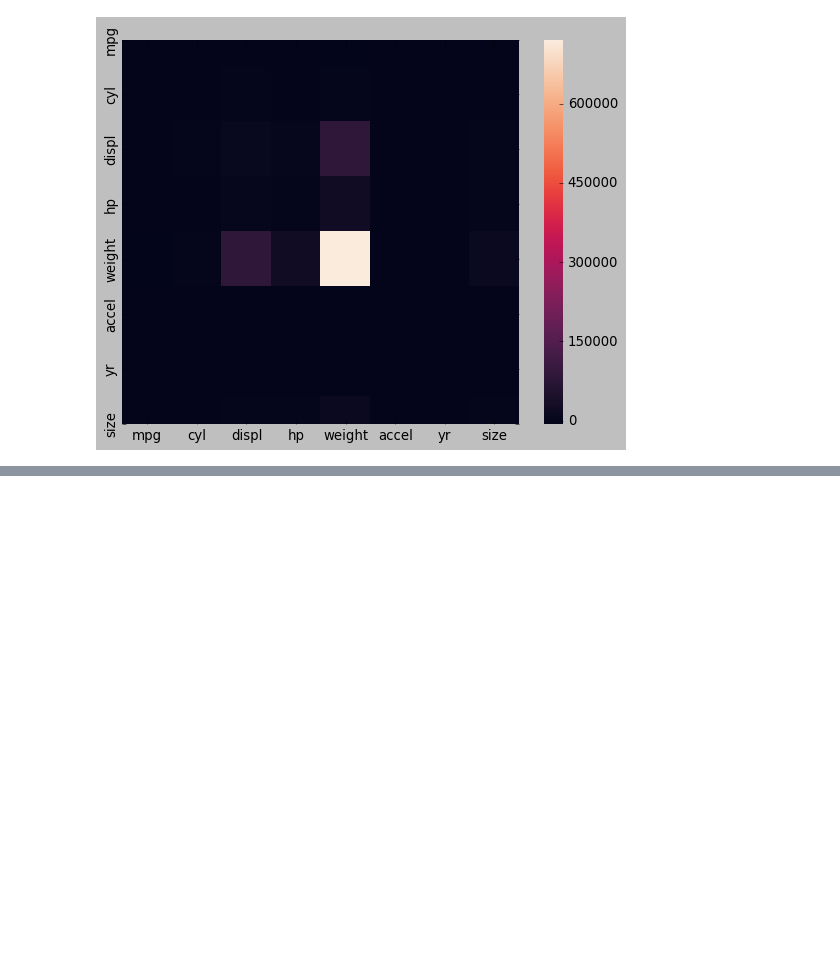
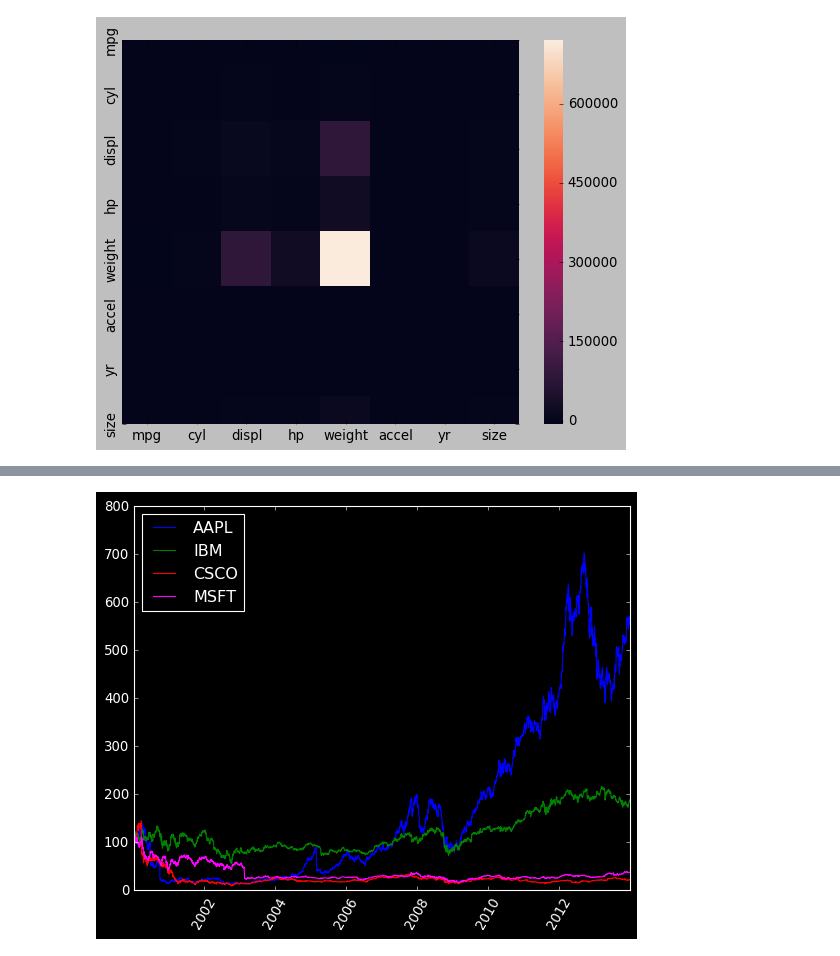
Before and after one commit to afminmax/DC-Data-Scientist-Lessons, a Jupyter notebook: 14-Intro-to-Python-Visualizations/python-viz-1.ipynb, the cells around one changed output, grey strips where cells are left out. Drawn from its saved outputs; the diff is of its cells as text; code cells hidden in the pictures; blank space fills up the shorter version.

Commit message:
added inset graphs

```diff
--- a/14-Intro-to-Python-Visualizations/python-viz-1.ipynb
+++ b/14-Intro-to-Python-Visualizations/python-viz-1.ipynb
@@ -819,0 +822,4 @@ plt.show()
+# %%
+# create a datafram with a timeseries index
+stocks = pd.read_csv('stocks.csv', header = 0)
+stocks.head()
@@ -819,0 +833,3 @@ plt.show()
+# %%
+stocks = stocks.set_index(pd.DatetimeIndex(stocks['Date']))
+stocks
@@ -819,0 +851,3 @@ plt.show()
+# %%
+stocks = stocks.drop(columns=['Date'])
+stocks.head()
@@ -819,0 +862,24 @@ plt.show()
+# %%
+# Plot the aapl time series in blue
+plt.plot(stocks['AAPL'], color='blue', label='AAPL')
+
+# Plot the ibm time series in green
+plt.plot(stocks['IBM'], color='green', label='IBM')
+
+# Plot the csco time series in red
+plt.plot(stocks['CSCO'], color='red', label='CSCO')
+
+# Plot the msft time series in magenta
+plt.plot(stocks['MSFT'], color='magenta', label='MSFT')
+
+# Add a legend in the top left corner of the plot
+plt.legend(loc='upper left')
+
+# Specify the orientation of the xticks
+plt.xticks(rotation=60)
+
+# Display the plot
+plt.style.use('dark_background')
+plt.show()
+# %% [output]
+[figure, added]
```
Also changed, not shown: parts of 13 cells of this notebook.
